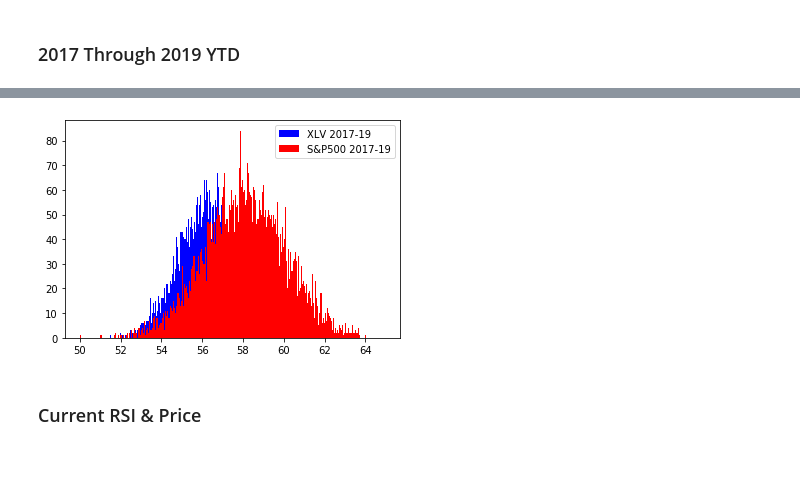
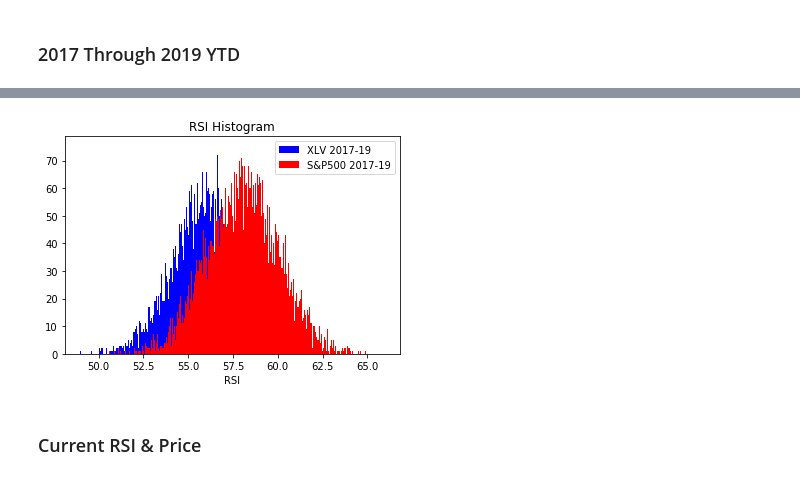
Before and after one commit to andrewcole33/etf_hypothesis_testing, a Jupyter notebook: mod3projectstats.ipynb, the cells around one changed output, grey strips where cells are left out. Saved outputs shown, nothing was run; the diff lists cells and outputs as text; code cells hidden in the pictures.

```diff
--- a/mod3projectstats.ipynb
+++ b/mod3projectstats.ipynb
@@ -198,7 +201,7 @@ plt.legend();
 sample_means171819 = []
 sample_means171819_2 = []
 for i in range(10000):
-    sample171819 = df171819.sample(n=100, random_state=i)
+    sample171819 = df171819.sample(n=50, random_state=i)
     sample_means171819.append(sample171819.RSI.mean())
 
     sample171819_2 = df2_171819_2.sample(n=50, random_state=i)
@@ -225,9 +227,11 @@ The standard error is 0.5336471938857916
 # %%
 plt.hist(sample_means171819, bins=500, color = 'blue', label='XLV 2017-19');
 plt.hist(sample_means171819_2, bins=500, color = 'red', label='S&P500 2017-19');
+plt.title('RSI Histogram')
+plt.xlabel('RSI')
 plt.legend();
 # %% [output]
-[figure, old version]
+[figure, new version]
 # %% [markdown]
 ### Current RSI & Price
 # %%
```
Also changed, not shown: parts of 30 cells of this notebook, 1 other file.
